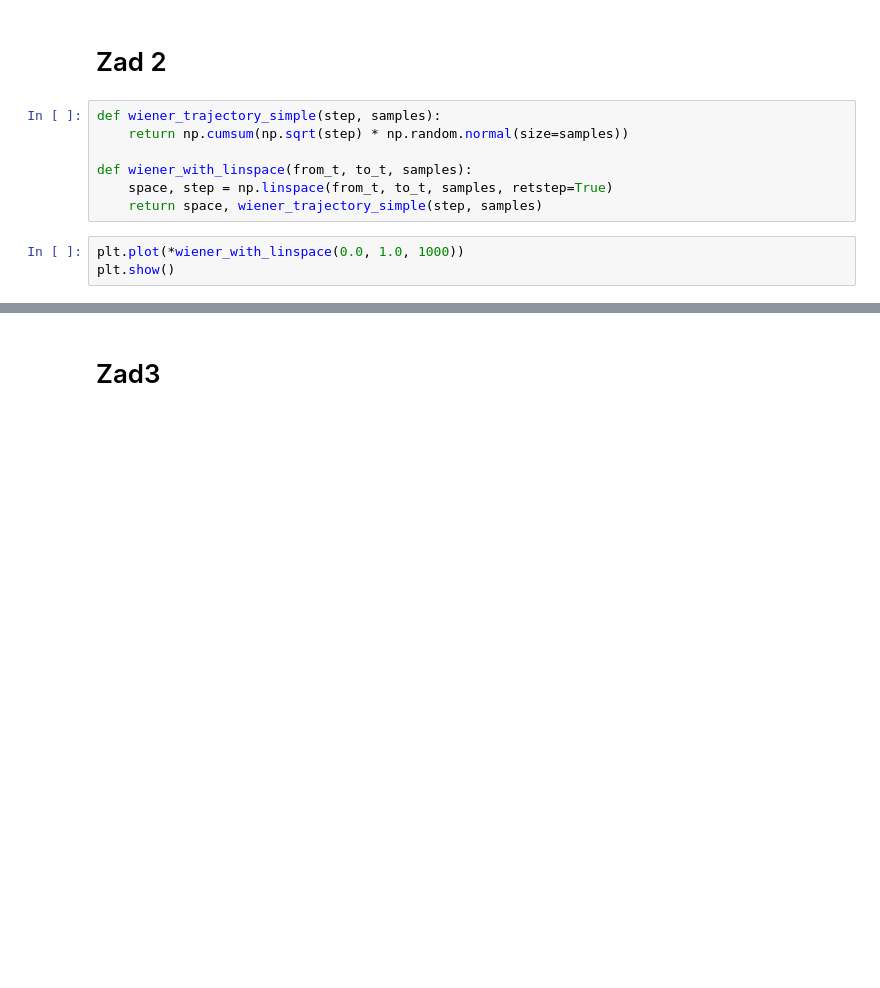
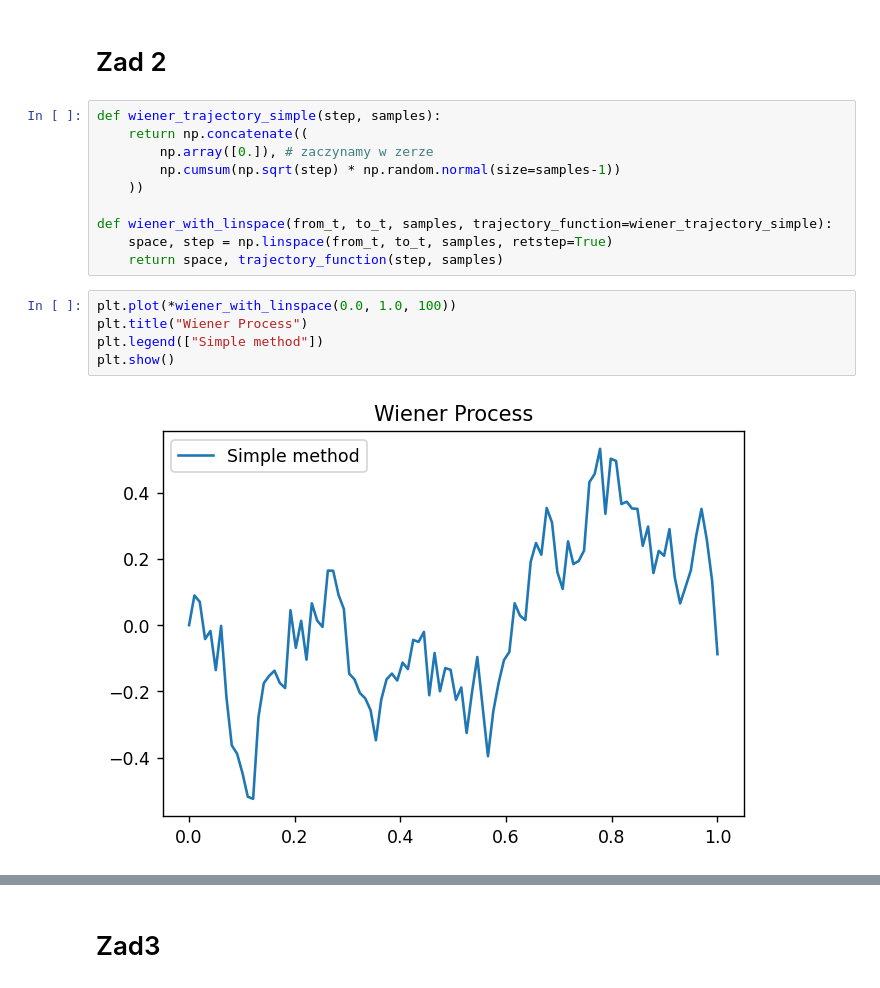
Before and after one commit to niegrzybkowski/matfin2022, a Jupyter notebook: Lab02.ipynb, the cells around one changed output, grey strips where cells are left out. Drawn from its saved outputs; the diff is of its cells as text; blank space fills up the shorter version.

```diff
--- a/Lab02.ipynb
+++ b/Lab02.ipynb
@@ -30,12 +38,19 @@ plt.show()
 # Zad 2
 # %%
 def wiener_trajectory_simple(step, samples):
-    return np.cumsum(np.sqrt(step) * np.random.normal(size=samples))
+    return np.concatenate((
+        np.array([0.]), # zaczynamy w zerze
+        np.cumsum(np.sqrt(step) * np.random.normal(size=samples-1))
+    ))
 
-def wiener_with_linspace(from_t, to_t, samples):
+def wiener_with_linspace(from_t, to_t, samples, trajectory_function=wiener_trajectory_simple):
     space, step = np.linspace(from_t, to_t, samples, retstep=True)
-    return space, wiener_trajectory_simple(step, samples)
+    return space, trajectory_function(step, samples)
 # %%
-plt.plot(*wiener_with_linspace(0.0, 1.0, 1000))
+plt.plot(*wiener_with_linspace(0.0, 1.0, 100))
+plt.title("Wiener Process")
+plt.legend(["Simple method"])
 plt.show()
+# %% [output]
+[figure, added]
 # %%
```
Also changed, not shown: parts of 56 cells of this notebook.
